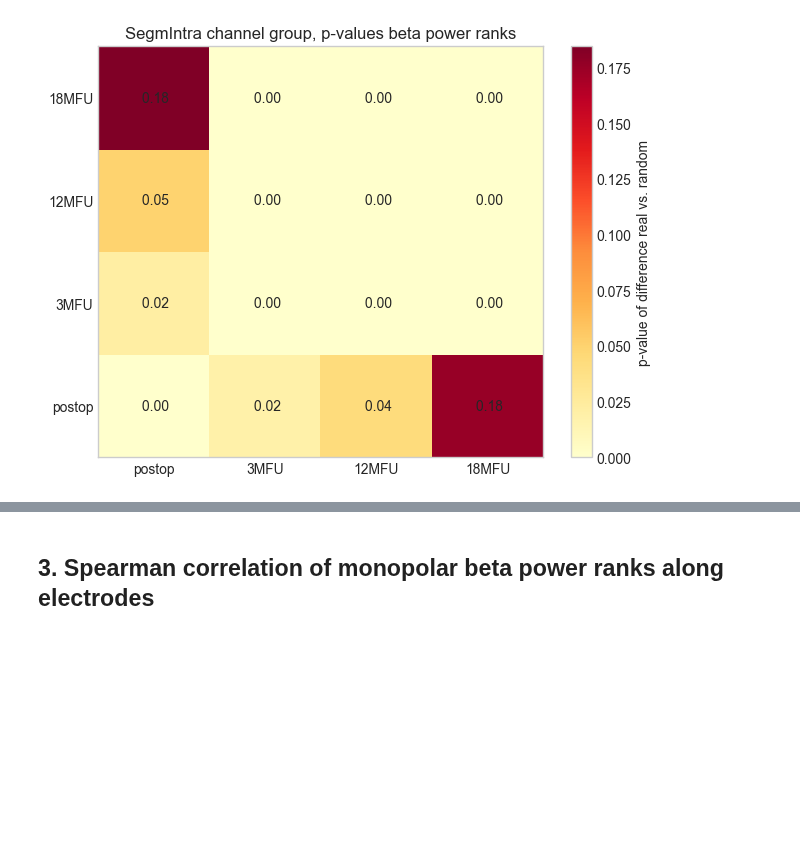
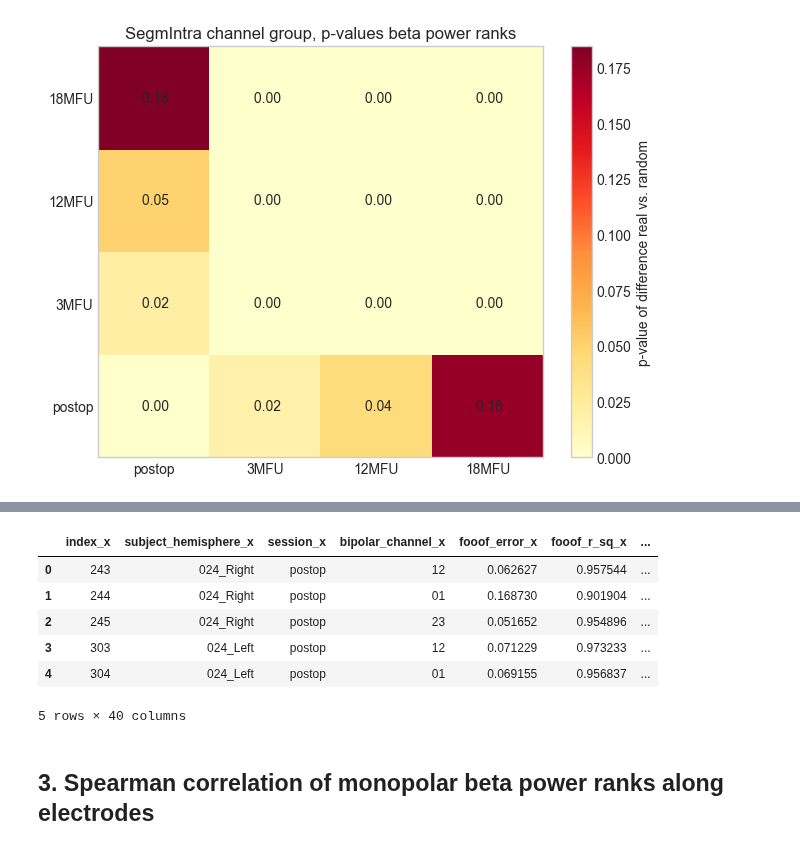
Before and after one commit to JKBehnke/BetaSenSightLongterm, a Jupyter notebook: notebooks/bssu_spatial_distribution.ipynb, the cells around one changed output, grey strips where cells are left out. Cells and saved outputs as stored; diff of their text form; code cells hidden in the pictures; blank space fills up the shorter version.

```diff
--- a/notebooks/bssu_spatial_distribution.ipynb
+++ b/notebooks/bssu_spatial_distribution.ipynb
@@ -495,0 +587,10 @@ permutation_results
+# %%
+comparisons_storage["ring_postop_fu3m"].head()
+# %% [output]
+|  | index_x | subject_hemisphere_x | session_x | bipolar_channel_x | fooof_error_x | fooof_r_sq_x | ... |
+| 0 | 243 | 024_Right | postop | 12 | 0.062627 | 0.957544 | ... |
+| 1 | 244 | 024_Right | postop | 01 | 0.168730 | 0.901904 | ... |
+| 2 | 245 | 024_Right | postop | 23 | 0.051652 | 0.954896 | ... |
+| 3 | 303 | 024_Left | postop | 12 | 0.071229 | 0.973233 | ... |
+| 4 | 304 | 024_Left | postop | 01 | 0.069155 | 0.956837 | ... |
+5 rows × 40 columns
```
Also changed, not shown: parts of 7 cells of this notebook, 2 other files.
